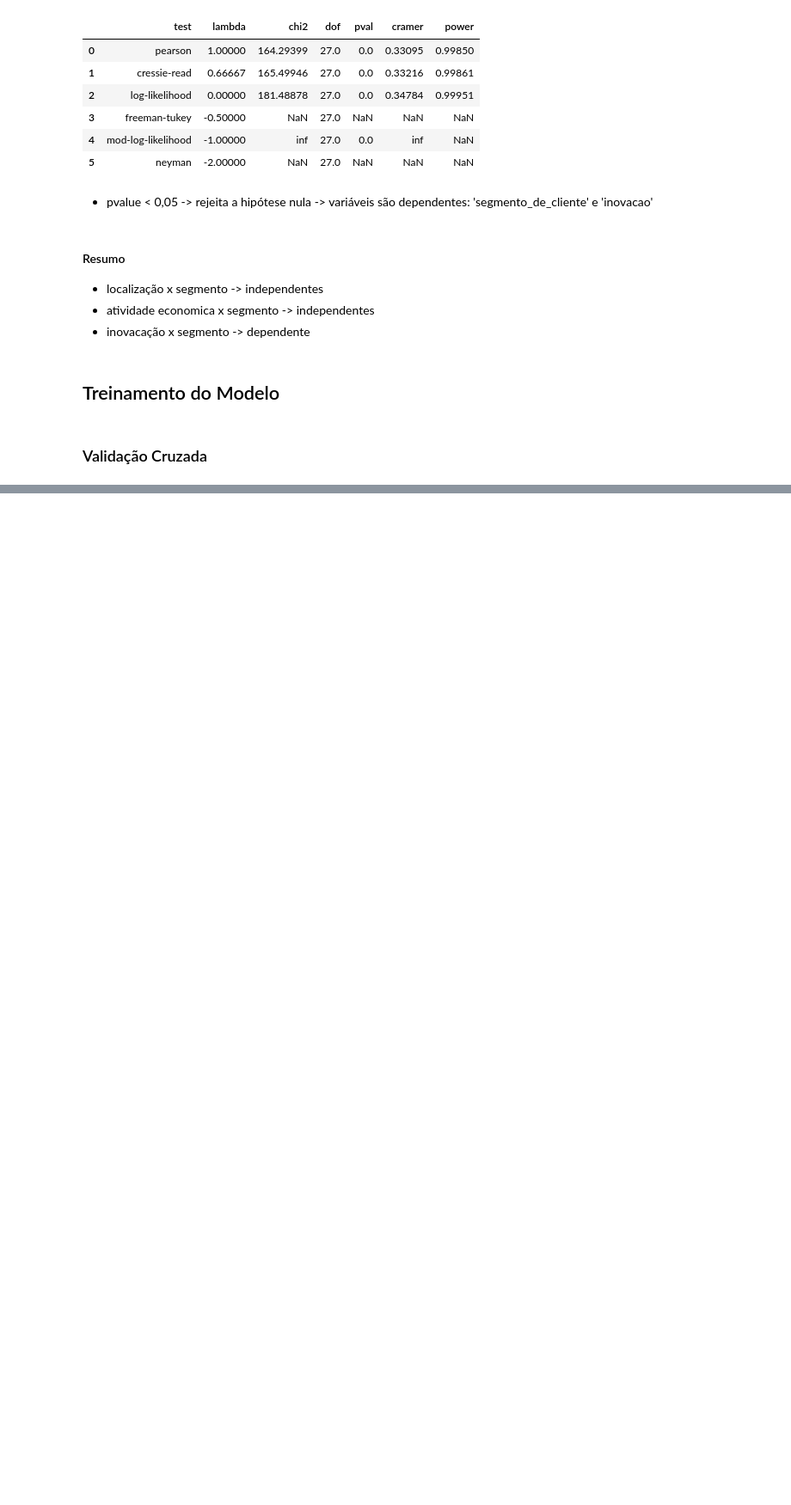
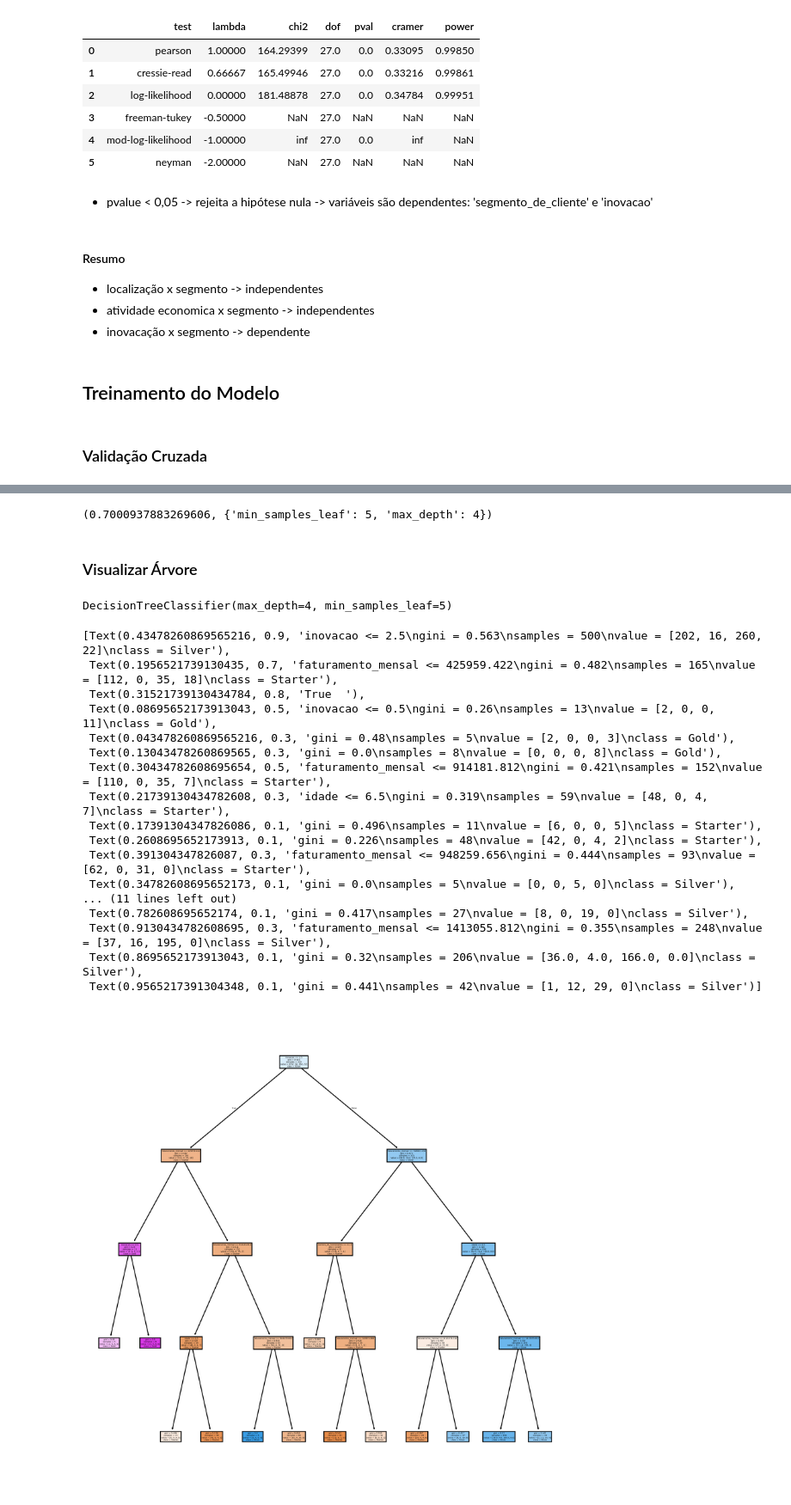
Before and after one commit to danieuuul/ia_decision_tree, a Jupyter notebook: model.ipynb, the cells around one changed output, grey strips where cells are left out. Shown at 86% size. Drawn from its saved outputs; the diff is of its cells as text; code cells hidden in the pictures; blank space fills up the shorter version.

```diff
--- a/model.ipynb
+++ b/model.ipynb
@@ -327,0 +375,5 @@ np.float64(0.6039727773368925)
+# %%
+# Executar automação de experimentos
+
+estudo_deciontree_optuna = optuna.create_study(direction='maximize')
+estudo_deciontree_optuna.optimize(decisiontree_optuna, n_trials=300)
@@ -327,0 +398,48 @@ np.float64(0.6039727773368925)
+# %%
+# Mostrar melhor resultaod e conjunto de hiperparâmetros
+
+estudo_deciontree_optuna.best_value, estudo_deciontree_optuna.best_params
+# %% [output]
+(0.7000937883269606, {'min_samples_leaf': 5, 'max_depth': 4})
+# %% [markdown]
+### Visualizar Árvore
+# %%
+# Preparar conjunto de dados
+# OBS.: APENAS PARA FINS DE VISUALIZAÇÃO
+
+X_train_tree = X.copy()
+X_train_tree['localizal_label'] = X_train_tree['localizacao'].astype('category').cat.codes
+X_train_tree['atividade_economica_label'] =  X_train_tree['atividade_economica'].astype('category').cat.codes
+X_train_tree.drop(columns=['localizacao', 'atividade_economica'], axis=1, inplace=True)
+X_train_tree.rename(columns={'localizal_label': 'localizacao', 'atividade_economica_label': 'atividade_economica'}, inplace=True)
+
+y_train_tree = y.copy()
+
+clf_decisiontree = DecisionTreeClassifier(min_samples_leaf=estudo_deciontree_optuna.best_params['min_samples_leaf'], max_depth=estudo_deciontree_optuna.best_params['max_depth'])
+
+clf_decisiontree.fit(X_train_tree, y_train_tree)
+# %% [output]
+DecisionTreeClassifier(max_depth=4, min_samples_leaf=5)
+# %%
+fig, axes = plt.subplots(nrows=1, ncols=1, figsize=(10,10), dpi=600)
+
+plot_tree(clf_decisiontree, feature_names=X_train_tree.columns, class_names=segments_ordered, filled=True)
+# %% [output]
+[Text(0.43478260869565216, 0.9, 'inovacao <= 2.5\ngini = 0.563\nsamples = 500\nvalue = [202, 16, 260, 22]\nclass = Silver'),
+ Text(0.1956521739130435, 0.7, 'faturamento_mensal <= 425959.422\ngini = 0.482\nsamples = 165\nvalue = [112, 0, 35, 18]\nclass = Starter'),
+ Text(0.31521739130434784, 0.8, 'True  '),
+ Text(0.08695652173913043, 0.5, 'inovacao <= 0.5\ngini = 0.26\nsamples = 13\nvalue = [2, 0, 0, 11]\nclass = Gold'),
+ Text(0.043478260869565216, 0.3, 'gini = 0.48\nsamples = 5\nvalue = [2, 0, 0, 3]\nclass = Gold'),
+ Text(0.13043478260869565, 0.3, 'gini = 0.0\nsamples = 8\nvalue = [0, 0, 0, 8]\nclass = Gold'),
+ Text(0.30434782608695654, 0.5, 'faturamento_mensal <= 914181.812\ngini = 0.421\nsamples = 152\nvalue = [110, 0, 35, 7]\nclass = Starter'),
+ Text(0.21739130434782608, 0.3, 'idade <= 6.5\ngini = 0.319\nsamples = 59\nvalue = [48, 0, 4, 7]\nclass = Starter'),
+ Text(0.17391304347826086, 0.1, 'gini = 0.496\nsamples = 11\nvalue = [6, 0, 0, 5]\nclass = Starter'),
+ Text(0.2608695652173913, 0.1, 'gini = 0.226\nsamples = 48\nvalue = [42, 0, 4, 2]\nclass = Starter'),
+ Text(0.391304347826087, 0.3, 'faturamento_mensal <= 948259.656\ngini = 0.444\nsamples = 93\nvalue = [62, 0, 31, 0]\nclass = Starter'),
+ Text(0.34782608695652173, 0.1, 'gini = 0.0\nsamples = 5\nvalue = [0, 0, 5, 0]\nclass = Silver'),
+... (11 lines left out)
+ Text(0.782608695652174, 0.1, 'gini = 0.417\nsamples = 27\nvalue = [8, 0, 19, 0]\nclass = Silver'),
+ Text(0.9130434782608695, 0.3, 'faturamento_mensal <= 1413055.812\ngini = 0.355\nsamples = 248\nvalue = [37, 16, 195, 0]\nclass = Silver'),
+ Text(0.8695652173913043, 0.1, 'gini = 0.32\nsamples = 206\nvalue = [36.0, 4.0, 166.0, 0.0]\nclass = Silver'),
+ Text(0.9565217391304348, 0.1, 'gini = 0.441\nsamples = 42\nvalue = [1, 12, 29, 0]\nclass = Silver')]
+[figure, added]
```
Also changed, not shown: parts of 15 cells of this notebook, 6 other files.
